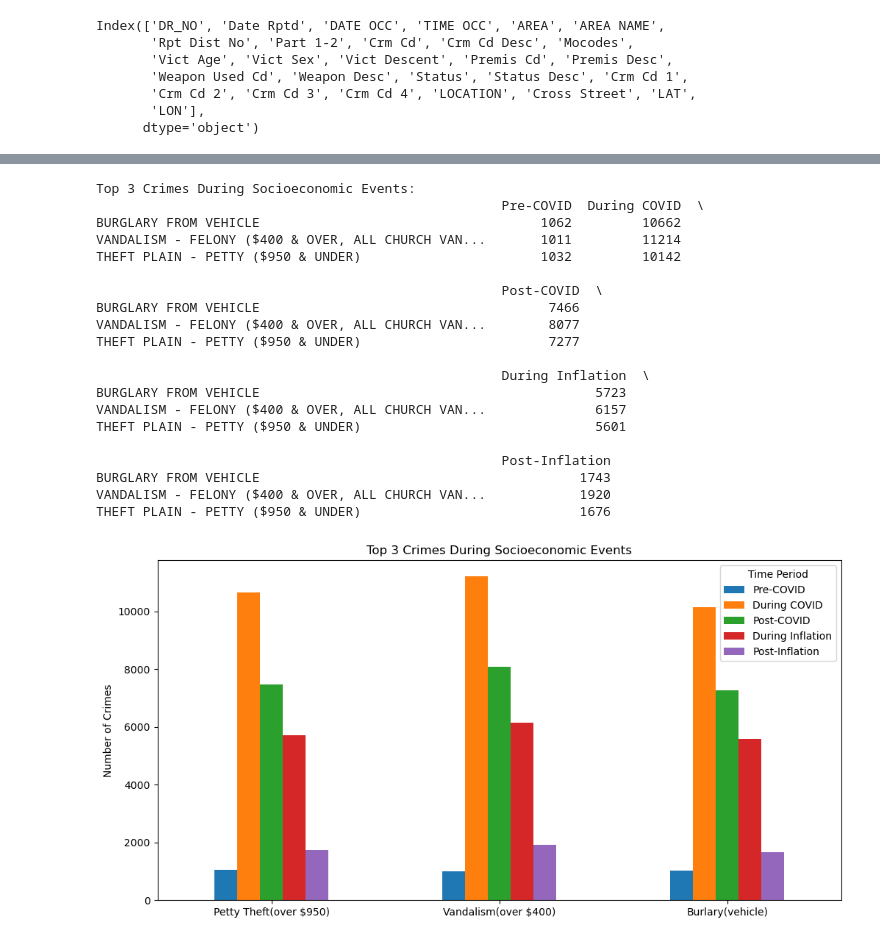
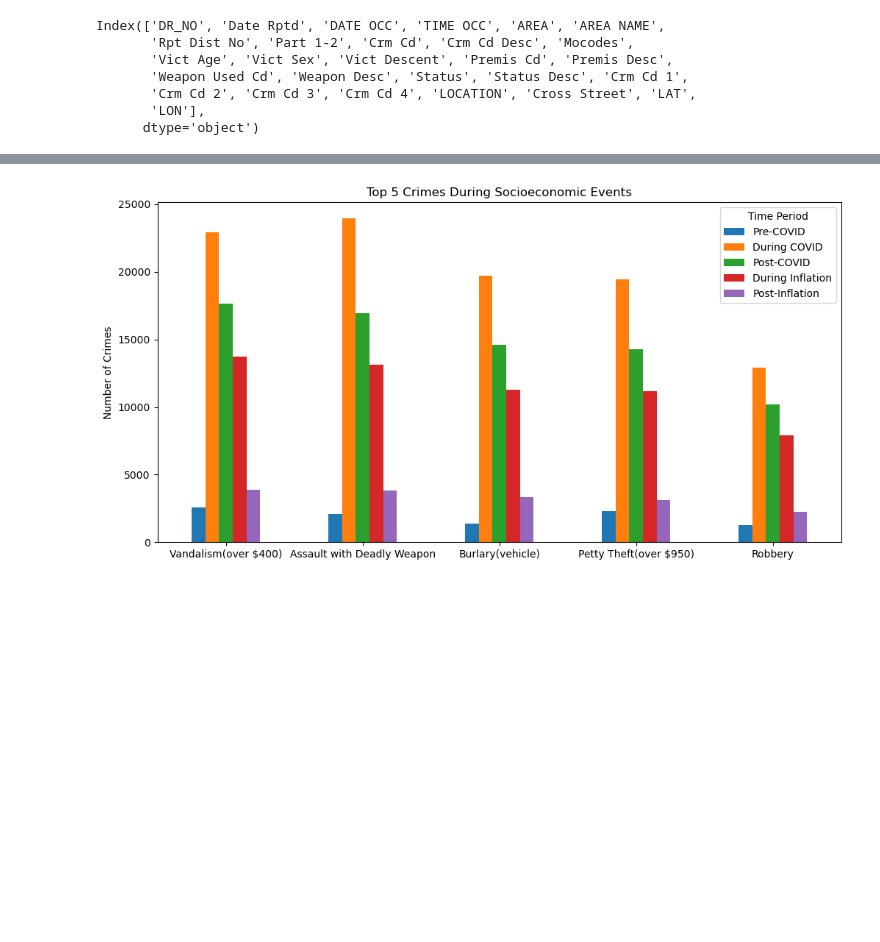
Before and after one commit to tdanh2018/datavoyager, a Jupyter notebook: crime_rate.ipynb, the cells around one changed output, grey strips where cells are left out. Cells and saved outputs as stored; diff of their text form; code cells hidden in the pictures; blank space fills up the shorter version.

```diff
--- a/crime_rate.ipynb
+++ b/crime_rate.ipynb
@@ -157,6 +187,5 @@ DATE OCC
 # %%
-top_3_crimes = top_5_crimes_overall[:3]
-
+#Crimes vs Socialeconomic
 pre_covid_period = (reduced_crime_df["DATE OCC"] < "2020-03-01")
 during_covid_period = (reduced_crime_df["DATE OCC"] >= "2020-03-01") & (reduced_crime_df["DATE OCC"] <= "2021-12-31")
 post_covid_period = (reduced_crime_df["DATE OCC"] > "2021-12-31")
@@ -165,60 +194,31 @@ post_covid_period = (reduced_crime_df["DATE OCC"] > "2021-12-31")
 during_inflation_period = (reduced_crime_df["DATE OCC"] >= "2022-01-01") & (reduced_crime_df["DATE OCC"] <= "2022-12-31")
 post_inflation_period = (reduced_crime_df["DATE OCC"] > "2022-12-31")
 
-pre_covid_crime_counts = reduced_crime_df[pre_covid_period]["Crm Cd Desc"].value_counts().loc[top_3_crimes]
-during_covid_crime_counts = reduced_crime_df[during_covid_period]["Crm Cd Desc"].value_counts().loc[top_3_crimes]
-post_covid_crime_counts = reduced_crime_df[post_covid_period]["Crm Cd Desc"].value_counts().loc[top_3_crimes]
+pre_covid_crime_counts = reduced_crime_df[pre_covid_period]["Crm Cd Desc"].value_counts().loc[top_5_crimes_overall]
+during_covid_crime_counts = reduced_crime_df[during_covid_period]["Crm Cd Desc"].value_counts().loc[top_5_crimes_overall]
+post_covid_crime_counts = reduced_crime_df[post_covid_period]["Crm Cd Desc"].value_counts().loc[top_5_crimes_overall]
+during_inflation_crime_counts = reduced_crime_df[during_inflation_period]["Crm Cd Desc"].value_counts().loc[top_5_crimes_overall]
+post_inflation_crime_counts = reduced_crime_df[post_inflation_period]["Crm Cd Desc"].value_counts().loc[top_5_crimes_overall]
 
-during_inflation_crime_counts = reduced_crime_df[during_inflation_period]["Crm Cd Desc"].value_counts().loc[top_3_crimes]
-post_inflation_crime_counts = reduced_crime_df[post_inflation_period]["Crm Cd Desc"].value_counts().loc[top_3_crimes]
-
-
+#create data for each df
 crime_counts_by_period = pd.DataFrame({
     "Pre-COVID": pre_covid_crime_counts,
     "During COVID": during_covid_crime_counts,
     "Post-COVID": post_covid_crime_counts,
     "During Inflation": during_inflation_crime_counts,
-    "Post-Inflation": post_inflation_crime_counts
-})
-
-
-# Print the table for the bar chart
-print("Top 3 Crimes During Socioeconomic Events:")
-print(crime_counts_by_period)
-print("\n")
-
-
-ax = crime_counts_by_period.plot.bar(rot=0, figsize=(12, 6))
-ax.set_ylabel("Number of Crimes")
-ax.set_title("Top 3 Crimes During Socioeconomic Events")
-plt.xticks(range(len(top_3_crimes)), top_3_crimes)
-plt.legend(title="Time Period")
-
-x_tick_labels = {'Burlary(vehicle)','Vandalism(over $400)','Petty Theft(over $950)'}
-plt.gca().set_xticklabels(x_tick_labels)
-
-#save figure to PNG
-plt.savefig("Top3_socialeconomic.png",bbox_inches='tight')
-plt.show()
+    "Post-Inflation": post_inflation_crime_counts})
-# %% [output]
-Top 3 Crimes During Socioeconomic Events:
-                                                    Pre-COVID  During COVID  \
-BURGLARY FROM VEHICLE                                    1062         10662
-VANDALISM - FELONY ($400 & OVER, ALL CHURCH VAN...       1011         11214
-THEFT PLAIN - PETTY ($950 & UNDER)                       1032         10142
-
-                                                    Post-COVID  \
-BURGLARY FROM VEHICLE                                     7466
-VANDALISM - FELONY ($400 & OVER, ALL CHURCH VAN...        8077
-THEFT PLAIN - PETTY ($950 & UNDER)                        7277
-
-                                                    During Inflation  \
-BURGLARY FROM VEHICLE                                           5723
-VANDALISM - FELONY ($400 & OVER, ALL CHURCH VAN...              6157
-THEFT PLAIN - PETTY ($950 & UNDER)                              5601
-
-                                                    Post-Inflation
-BURGLARY FROM VEHICLE                                         1743
-VANDALISM - FELONY ($400 & OVER, ALL CHURCH VAN...            1920
-THEFT PLAIN - PETTY ($950 & UNDER)                            1676
-[figure, removed]
+# %%
+#chart properties
+ax = crime_counts_by_period.plot.bar(rot=0, figsize=(12, 6))
+ax.set_ylabel("Number of Crimes")
+ax.set_title("Top 5 Crimes During Socioeconomic Events")
+plt.xticks(range(len(top_5_crimes_overall)), top_5_crimes_overall)
+plt.legend(title="Time Period")
+x_tick_labels = {'Burlary(vehicle)','Vandalism(over $400)','Petty Theft(over $950)','Assault with Deadly Weapon', 'Robbery'}
+plt.gca().set_xticklabels(x_tick_labels)
+
+#save figure to PNG
+plt.savefig("Top3_socialeconomic.png",bbox_inches='tight')
+plt.show()
+# %% [output]
+[figure, added]
```
Also changed, not shown: parts of 10 cells of this notebook, 7 other files.
